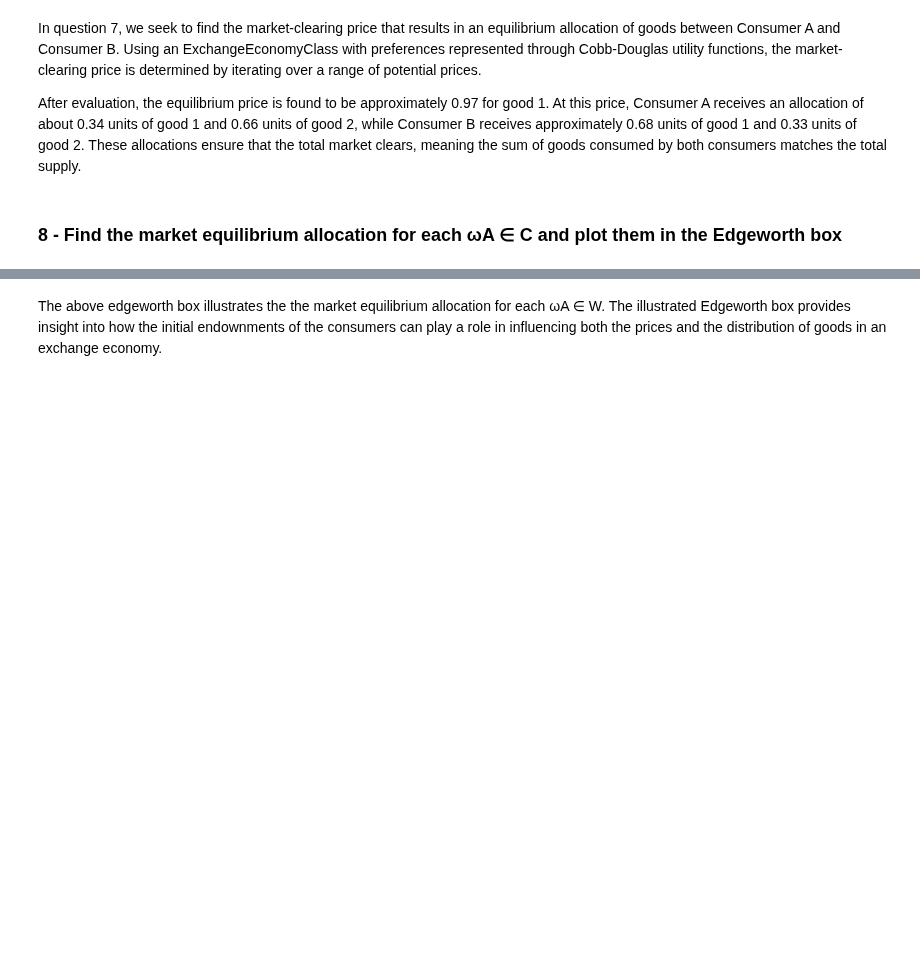
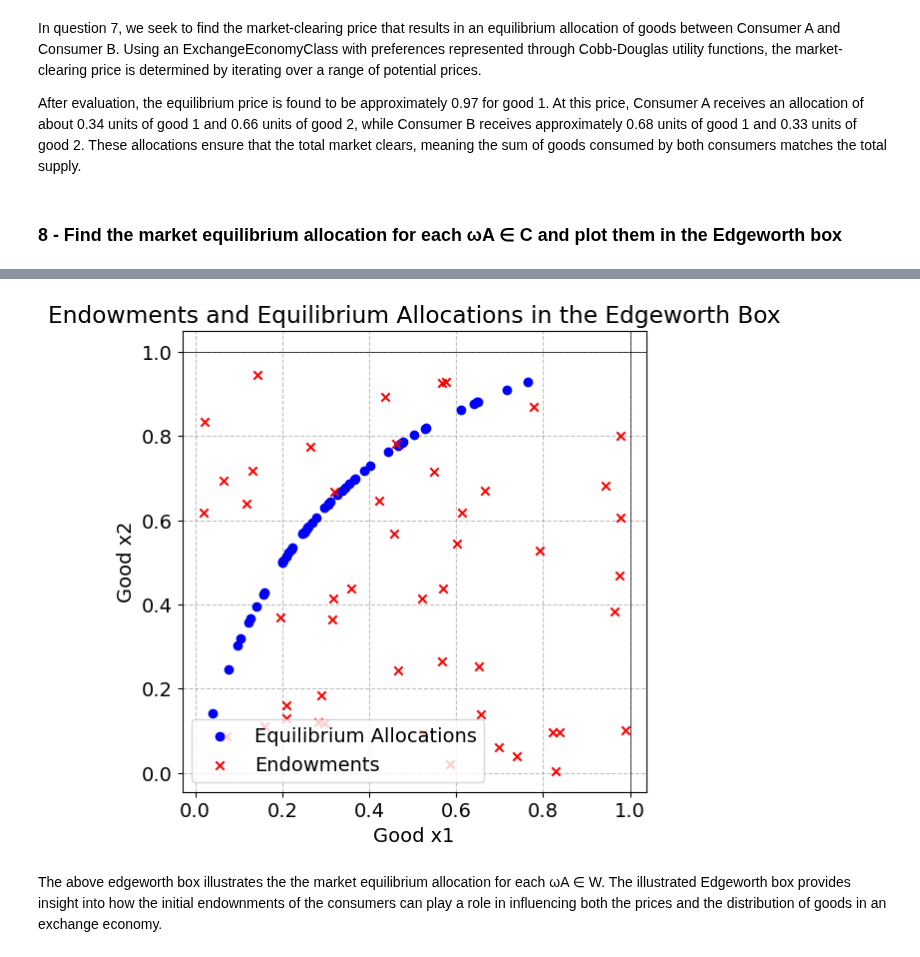
Before and after one commit to NumEconCopenhagen/projects-2024-mikkel-julius-jacob, a Jupyter notebook: inauguralproject/Inauguralproject.ipynb, the cells around one changed output, grey strips where cells are left out. Cells and saved outputs as stored; diff of their text form; code cells hidden in the pictures; blank space fills up the shorter version.

```diff
--- a/inauguralproject/Inauguralproject.ipynb
+++ b/inauguralproject/Inauguralproject.ipynb
@@ -628,3 +311,9 @@ Allocation for Consumer B: (0.6752668117293544, 0.3291414141414142)
+# %%
+import numpy as np
+
+# Generate 50 random initial endowments
+np.random.seed(0)  # For reproducibility
+W = np.random.uniform(0, 1, size=(50, 2))
 # %% [markdown]
 In question 7, we seek to find the market-clearing price that results in an equilibrium allocation of goods between Consumer A and Consumer B. Using an ExchangeEconomyClass with preferences represented through Cobb-Douglas utility functions, the market-clearing price is determined by iterating over a range of potential prices.
 
@@ -727,2 +323,41 @@ plt.show()
+# %%
+import matplotlib.pyplot as plt
+from InaguralProject import MarketEquilibrium
+
+equilibrium_allocations = []
+endowments = []
+
+for omega_A in W:
+    omega_A1, omega_A2 = omega_A
+    p1_eq = MarketEquilibrium.find_equilibrium(omega_A1, omega_A2)
+    omega_B1 = 1 - omega_A1
+    omega_B2 = 1 - omega_A2
+
+    # Calculate equilibrium allocations
+    alpha = 1/3
+    beta = 2/3
+    p2 = 1  # Numeraire
+    xA_star_1 = alpha * (p1_eq * omega_A1 + p2 * omega_A2) / p1_eq
+    xA_star_2 = (1 - alpha) * (p1_eq * omega_A1 + p2 * omega_A2) / p2
+    equilibrium_allocations.append((xA_star_1, xA_star_2))
+    endowments.append((omega_A1, omega_A2))
+
+equilibrium_allocations = np.array(equilibrium_allocations)
+endowments = np.array(endowments)
+
+# Plotting the Edgeworth Box
+plt.figure(figsize=(6, 6))
+plt.scatter(equilibrium_allocations[:, 0], equilibrium_allocations[:, 1], c='blue', label='Equilibrium Allocations')
+plt.scatter(endowments[:, 0], endowments[:, 1], c='red', marker='x', label='Endowments')
+plt.xlabel('Good x1')
+plt.ylabel('Good x2')
+plt.title('Endowments and Equilibrium Allocations in the Edgeworth Box')
+plt.axhline(1, color='black', linewidth=0.5)
+plt.axvline(1, color='black', linewidth=0.5)
+plt.grid(True)
+plt.legend()
+plt.show()
+# %% [output]
+[figure, added]
 # %% [markdown]
 The above edgeworth box illustrates the the market equilibrium allocation for each ωA ∈ W. The illustrated Edgeworth box provides insight into how the initial endownments of the consumers can play a role in influencing both the prices and the distribution of goods in an exchange economy.
```
Also changed, not shown: parts of 18 cells of this notebook, 1 other file.
